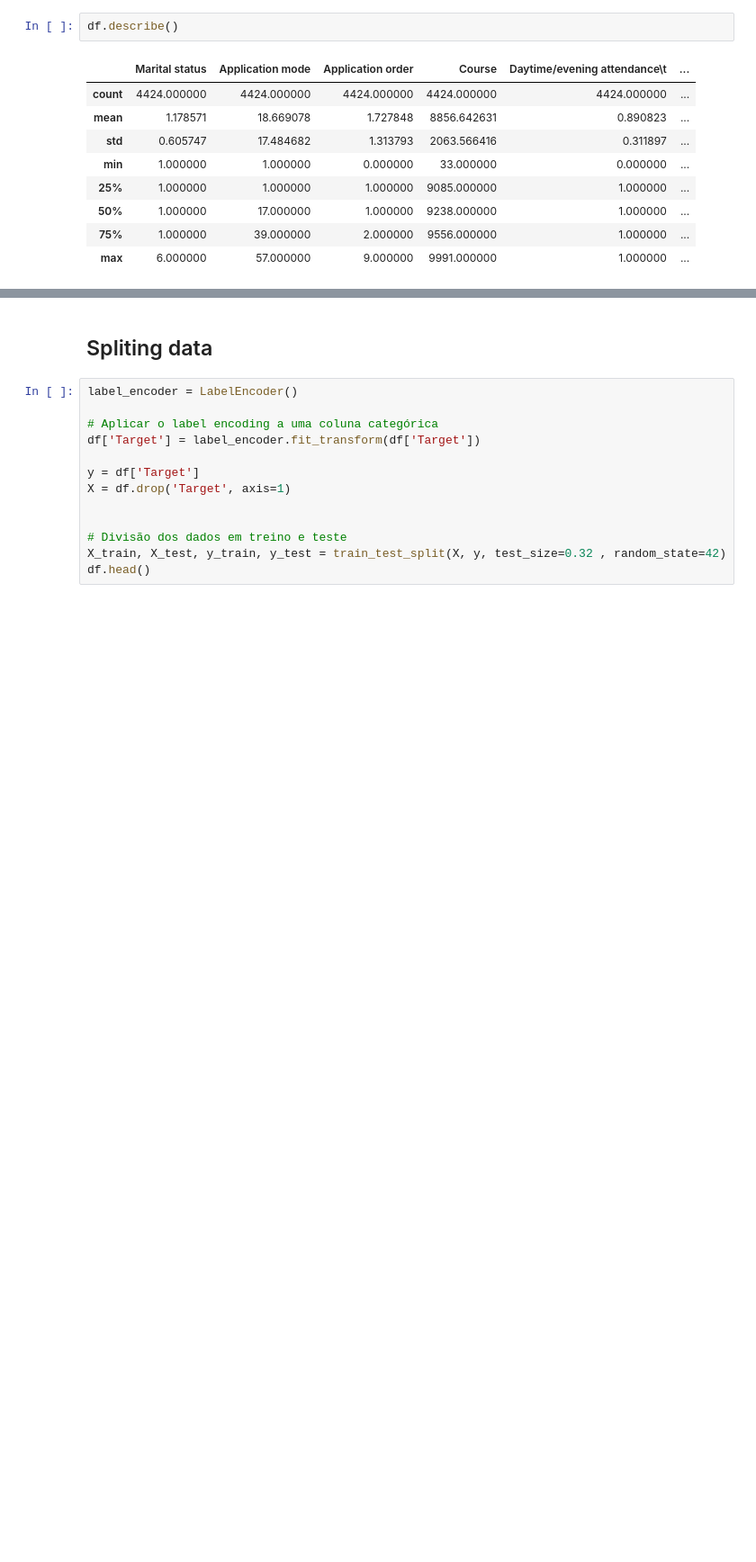
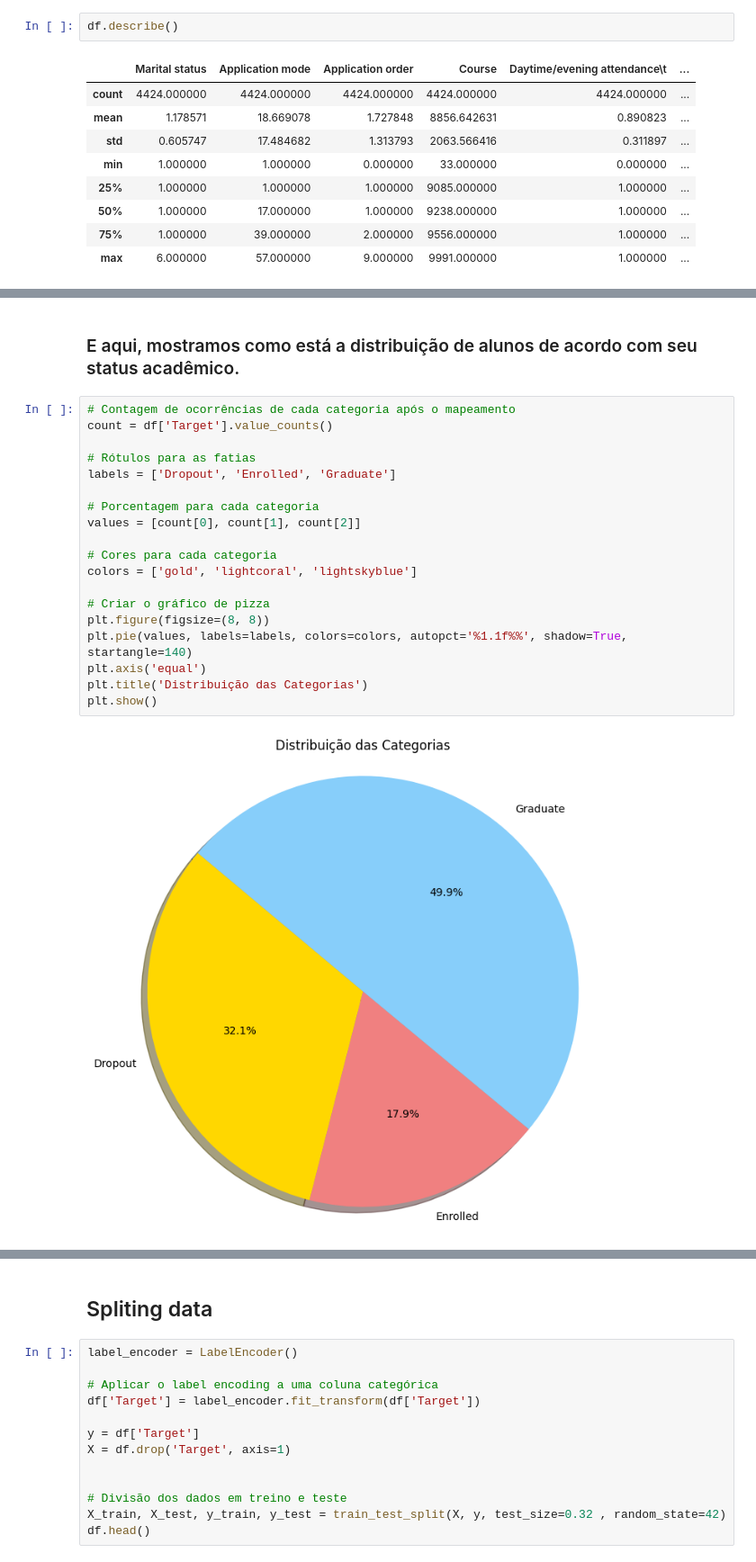
Before and after one commit to Guilhermeasper/dados-medicos, a Jupyter notebook: Projeto.ipynb, the cells around one changed output, grey strips where cells are left out. Shown at 90% size. Saved outputs shown, nothing was run; the diff lists cells and outputs as text; blank space fills up the shorter version.

```diff
--- a/Projeto.ipynb
+++ b/Projeto.ipynb
@@ -110,0 +136,23 @@ df.head()
+# %% [markdown]
+### E aqui, mostramos como está a distribuição de alunos de acordo com seu status acadêmico.
+# %%
+# Contagem de ocorrências de cada categoria após o mapeamento
+count = df['Target'].value_counts()
+
+# Rótulos para as fatias
+labels = ['Dropout', 'Enrolled', 'Graduate']
+
+# Porcentagem para cada categoria
+values = [count[0], count[1], count[2]]
+
+# Cores para cada categoria
+colors = ['gold', 'lightcoral', 'lightskyblue']
+
+# Criar o gráfico de pizza
+plt.figure(figsize=(8, 8))
+plt.pie(values, labels=labels, colors=colors, autopct='%1.1f%%', shadow=True, startangle=140)
+plt.axis('equal')
+plt.title('Distribuição das Categorias')
+plt.show()
+# %% [output]
+[figure, added]
```
Also changed, not shown: parts of 18 cells of this notebook.
